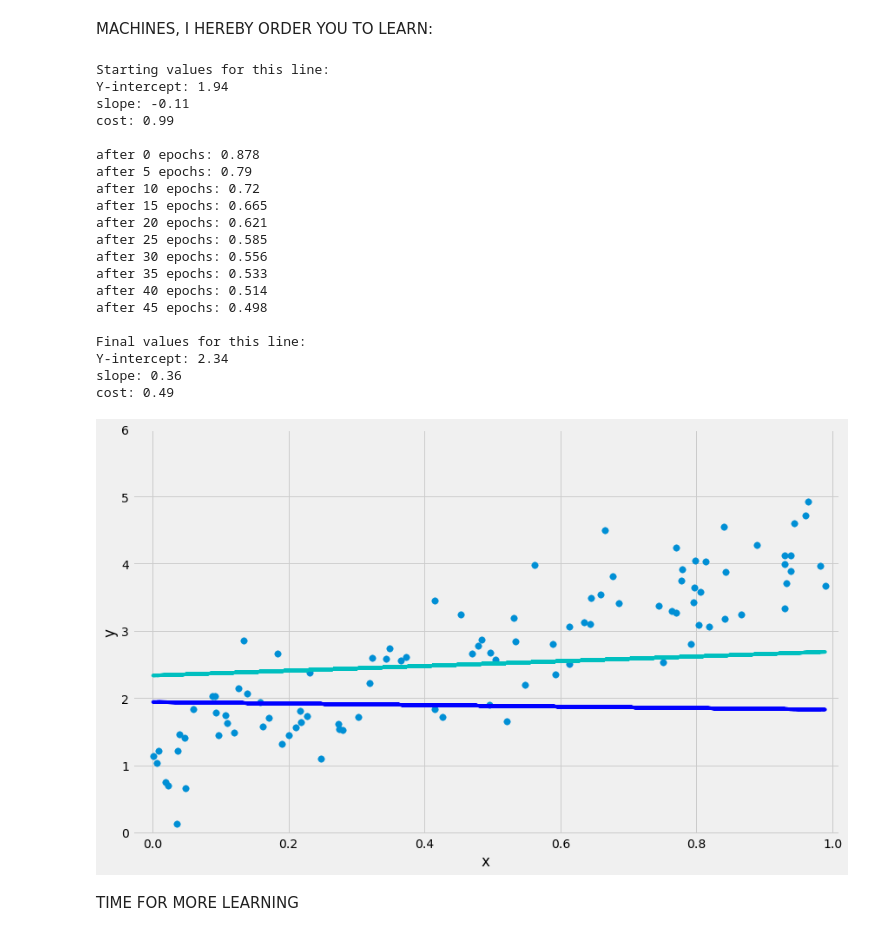
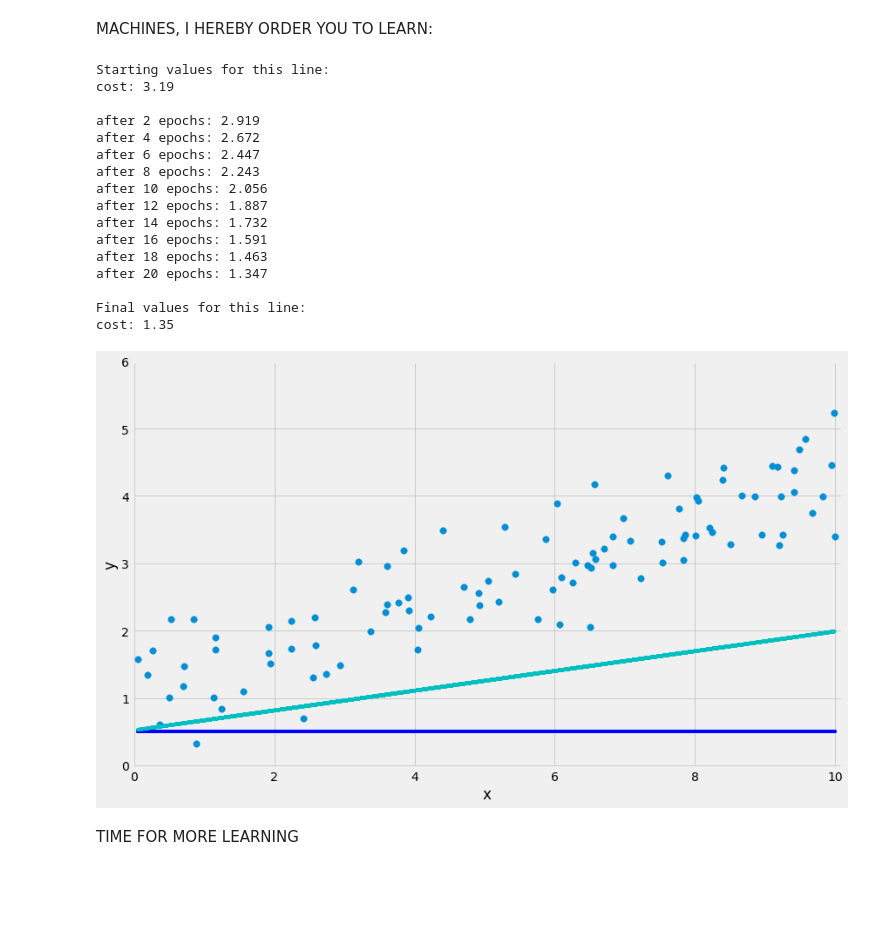
Before and after one commit to evan-burke/m3_sf_2020_training, a Jupyter notebook: how_ml_works.ipynb, the cells around one changed output. Drawn from its saved outputs; the diff is of its cells as text; code cells hidden in the pictures; blank space fills up the shorter version.

```diff
--- a/how_ml_works.ipynb
+++ b/how_ml_works.ipynb
@@ -24,12 +23,12 @@ y = 0.8 + 3 * x + noise
 # %%
 def gen_random_line():
     y_intercept_range = (0.3, 3)
-    slope_range = (-1, 6)
+    slope_range = (-0.1, 0.6)
 
     y_intercept = random.uniform(*y_intercept_range)
     slope = random.uniform(*slope_range)
 
-    if slope <= -0.5 and y_intercept <1:
+    if slope <= -0.05 and y_intercept <0.1:
         # regenerate
         y_intercept, slope = gen_random_line()
 
@@ -204,0 +203,3 @@ plot_points(lines=[mediocre_fit])
+# %%
+boring_line = Line('blue', 0.5, 0)
+plot_points(lines=[boring_line])
@@ -214,13 +219,14 @@ def gradient_descent(starting_line, learning_rate, epochs,
     yi = starting_line.y_intercept
     s = starting_line.slope
     n = int(len(x))
+    all_lines = []
 
     if not starting_line.cost:
         starting_line.cost = score(starting_line)
-    training_trend = [starting_line.cost]
+    all_lines.append(starting_line)
 
-
-    echo_every_x_iters = int(epochs/10)
+    if verbose:
+        echo_every_x_iters = int(epochs/10)
 
     for i in range(epochs):
         y_pred = s*x + yi  # Output of this line's function for this x value
@@ -229,64 +235,59 @@ def gradient_descent(starting_line, learning_rate, epochs,
         s = s - learning_rate * D_s  # Update slope
         yi = yi - learning_rate * D_yi  # Update y-intercept
 
-        iter_line = Line(color=_, y_intercept=yi, slope=s)
-        iter_cost = score(iter_line)
-        training_trend.append(iter_cost)
+        iter_line = Line(color=starting_line.color, y_intercept=yi, slope=s)
+        iter_line.cost = score(iter_line)
+        all_lines.append(iter_line)
 
         if verbose:
-            if i % echo_every_x_iters == 0:
+            if (i+1) % echo_every_x_iters == 0:
 
-                print("after", i, "epochs:", round(iter_cost,3))
+                print("after", i+1, "epochs:", round(iter_line.cost,3))
                 if sleep:
                     time.sleep(sleep)
 
-    new_line = Line(color=new_color, y_intercept=yi, slope=s)
-    new_line.cost = score(new_line)
+    final_line = Line(color=new_color, y_intercept=yi, slope=s)
 
-    return new_line, training_trend
+    return final_line, all_lines
 # %% [markdown]
 MACHINES, I HEREBY ORDER YOU TO LEARN:
 # %%
-learning_rate = 0.01  # Learning rate
-epochs = 50  # The number of iterations of gradient descent to do
+learning_rate = 0.0003  # Learning rate
+epochs = 20  # The number of iterations of gradient descent to do
 
 print("\nStarting values for this line:")
-show_cost(mediocre_fit)
+show_cost(boring_line)
 
-trained_50, cost_trend = gradient_descent(mediocre_fit,
+trained_20, training_trend_20 = gradient_descent(boring_line,
                            learning_rate=learning_rate,
                            epochs=epochs,
                            new_color='cyan',
-                           sleep=0.4,
+                           sleep=0.35,
                            verbose=True)
 
 print("\nFinal values for this line:")
-show_cost(trained_50)
+show_cost(trained_20)
 # %% [output]
 Starting values for this line:
-Y-intercept: 1.94
-slope: -0.11
-cost: 0.99
+cost: 3.19
 
-after 0 epochs: 0.878
-after 5 epochs: 0.79
-after 10 epochs: 0.72
-after 15 epochs: 0.665
-after 20 epochs: 0.621
-after 25 epochs: 0.585
-after 30 epochs: 0.556
-after 35 epochs: 0.533
-after 40 epochs: 0.514
-after 45 epochs: 0.498
+after 2 epochs: 2.919
+after 4 epochs: 2.672
+after 6 epochs: 2.447
+after 8 epochs: 2.243
+after 10 epochs: 2.056
+after 12 epochs: 1.887
+after 14 epochs: 1.732
+after 16 epochs: 1.591
+after 18 epochs: 1.463
+after 20 epochs: 1.347
 
 Final values for this line:
-Y-intercept: 2.34
-slope: 0.36
-cost: 0.49
+cost: 1.35
 # %%
-plot_points(lines=[mediocre_fit, trained_50])
+plot_points(lines=[boring_line, trained_20])
 # %% [output]
-[figure, old version]
+[figure, new version]
 # %% [markdown]
 TIME FOR MORE LEARNING
 # %%
```
Also changed, not shown: parts of 28 cells of this notebook, 2 other files.
